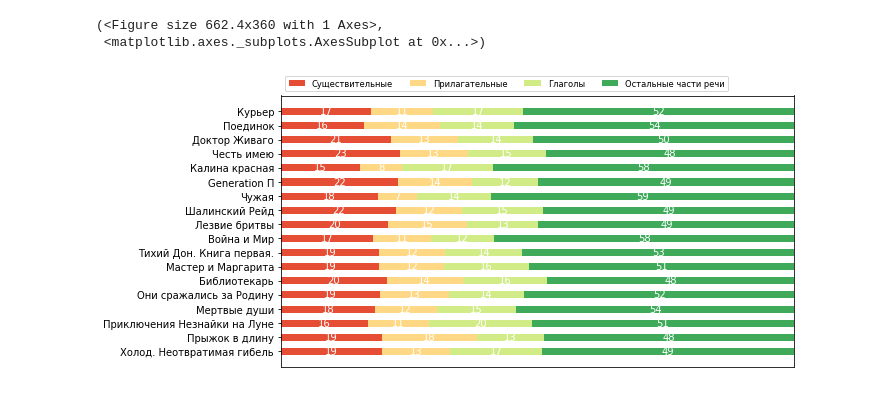
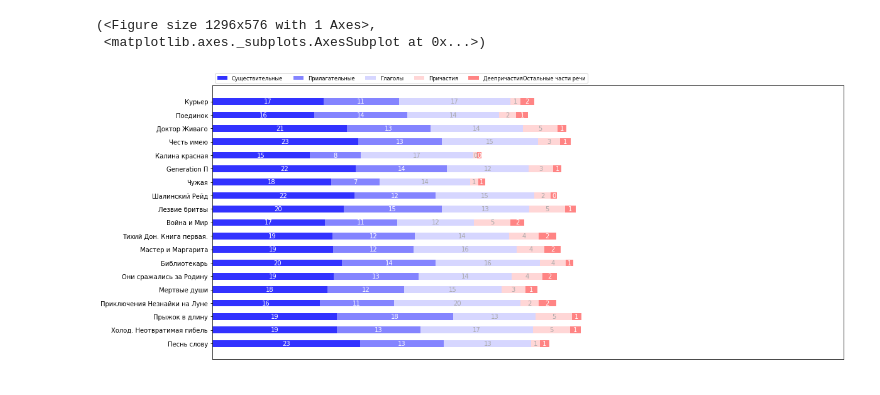
Before and after one commit to bazhil/book_analiser, a Jupyter notebook: visualization.ipynb, the cells around one changed output. Saved outputs shown, nothing was run; the diff lists cells and outputs as text; code cells hidden in the pictures.

Commit message:
add book of Anna Muliin - Word Song

```diff
--- a/visualization.ipynb
+++ b/visualization.ipynb
@@ -15,7 +15,7 @@ with open(path, 'r', encoding='utf-8') as data:
 for book in books_info:
     numbers = [int(i) for i in book['АЗС3000'].keys()]
     values = list(book['АЗС3000'].values())
-    plt.rcParams['figure.figsize'] = [18, 8]
+    plt.rcParams['figure.figsize'] = [25, 10]
     plt.title('Значения АЗС3000 для книг')
     plt.xlabel('Номер выборки из 3000 слов')
     plt.ylabel('Количество уникальных слов в выборке')
@@ -108,6 +107,6 @@ for book in books_info:
 # %%
 # Строим горизонтальный столбчатый график с разбивкой по категориям
-cat_names = ['Существительные', 'Прилагательные', 'Глаголы', 'Остальные части речи']
+cat_names = ['Существительные', 'Прилагательные', 'Глаголы', 'Причастия', 'Деепричастия' 'Остальные части речи']
 
 results = {}
 
@@ -116,39 +115,41 @@ for book in books_info:
     values.append(book['ПроцентСуществительных'])
     values.append(book['ПроцентПрилагательных'])
     values.append(book['ПроцентГлаголов'])
+    values.append(book['ПроцентПричастий'])
+    values.append(book['ПроцентДеепричастий'])
     values.append(book['ПроцентОстальныхЧастейРечи'])
     results[book['НазваниеКниги']] = values
 
 def survey(results, cat_names):
     """
     function, which plot map of categories
     """
     labels = list(results.keys())
     data = np.array(list(results.values()))
     data_cum = data.cumsum(axis=1)
-    category_colors = plt.get_cmap('RdYlGn')(np.linspace(0.15, 0.85, data.shape[1]))
+    category_colors = plt.get_cmap('bwr')(np.linspace(0.10, 0.9, data.shape[1]))
 
-    fig, ax = plt.subplots(figsize=(9.2, 5))
+    fig, ax = plt.subplots(figsize=(18, 8))
     ax.invert_yaxis()
     ax.xaxis.set_visible(False)
     ax.set_xlim(0, np.sum(data, axis=1).max())
 
     for i, (colname, color) in enumerate(zip(cat_names, category_colors)):
         widths = data[:, i]
         starts = data_cum[:, i] - widths
         ax.barh(labels, widths, left=starts, height=0.5, label=colname, color=color)
         xcenters = starts + widths / 2
 
         r, g, b, _ = color
         text_color = 'white' if r * g * b < 0.5 else 'darkgrey'
         for y, (x, c) in enumerate(zip(xcenters, widths)):
             ax.text(x, y, str(int(c)), ha='center', va='center', color=text_color)
 
     ax.legend(ncol=len(cat_names), bbox_to_anchor=(0, 1), loc='lower left', fontsize='small')
     return fig, ax
 
 survey(results, cat_names)
 # %% [output]
-(<Figure size 662.4x360 with 1 Axes>,
+(<Figure size 1296x576 with 1 Axes>,
  <matplotlib.axes._subplots.AxesSubplot at 0x...>)
-[figure, old version]
+[figure, new version]
```
Also changed, not shown: parts of 9 cells of this notebook.
